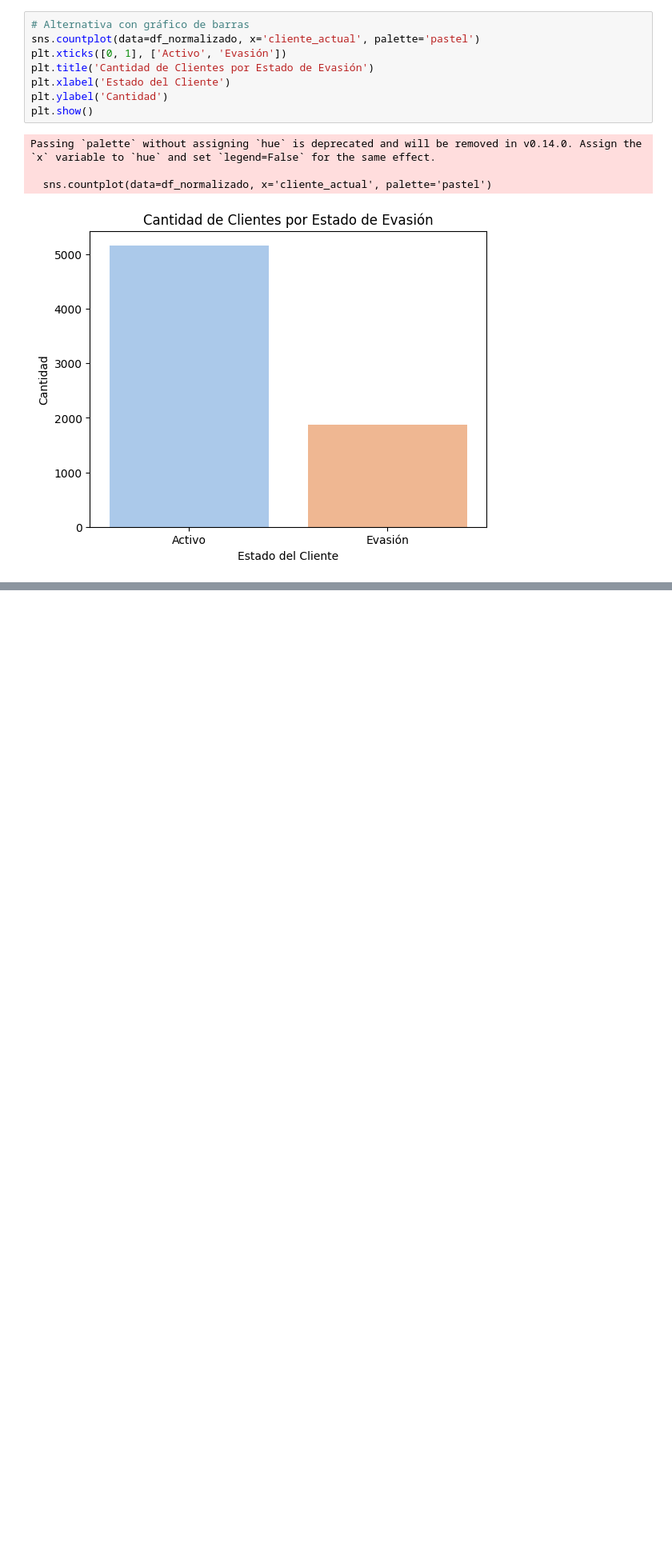
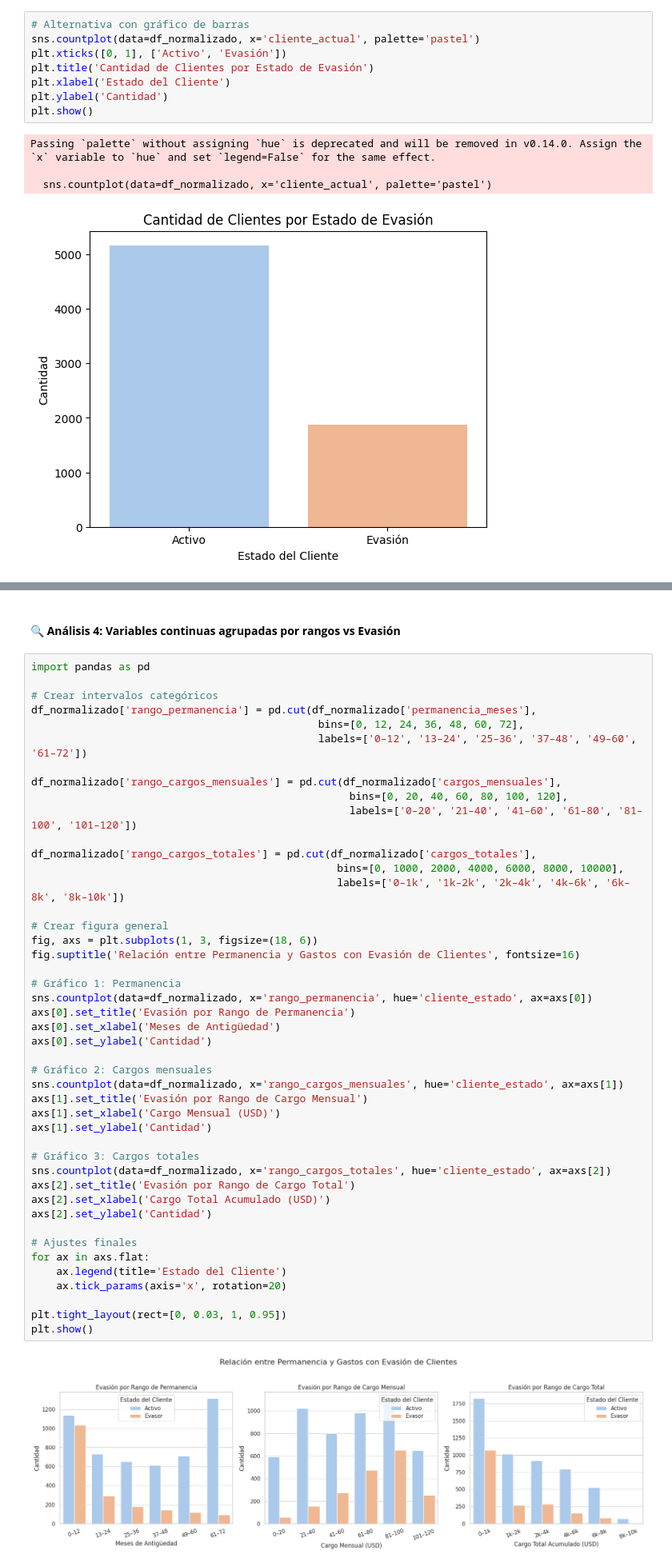
Before and after one commit to byfurkation/TelecomX_datos, a Jupyter notebook: TelecomX_LATAM.ipynb, the cells around one changed output, grey strips where cells are left out. Shown at 80% size. Cells and saved outputs as stored; diff of their text form; blank space fills up the shorter version.

```diff
--- a/TelecomX_LATAM.ipynb
+++ b/TelecomX_LATAM.ipynb
@@ -805 +1015,50 @@ Este análisis ayuda a entender si ciertos valores numéricos están más asocia
+# %% [markdown]
+#### 🔍 **Análisis 4: Variables continuas agrupadas por rangos vs Evasión**
+# %%
+import pandas as pd
+
+# Crear intervalos categóricos
+df_normalizado['rango_permanencia'] = pd.cut(df_normalizado['permanencia_meses'],
+                                              bins=[0, 12, 24, 36, 48, 60, 72],
+                                              labels=['0–12', '13–24', '25–36', '37–48', '49–60', '61–72'])
+
+df_normalizado['rango_cargos_mensuales'] = pd.cut(df_normalizado['cargos_mensuales'],
+                                                   bins=[0, 20, 40, 60, 80, 100, 120],
+                                                   labels=['0–20', '21–40', '41–60', '61–80', '81–100', '101–120'])
+
+df_normalizado['rango_cargos_totales'] = pd.cut(df_normalizado['cargos_totales'],
+                                                 bins=[0, 1000, 2000, 4000, 6000, 8000, 10000],
+                                                 labels=['0–1k', '1k–2k', '2k–4k', '4k–6k', '6k–8k', '8k–10k'])
+
+# Crear figura general
+fig, axs = plt.subplots(1, 3, figsize=(18, 6))
+fig.suptitle('Relación entre Permanencia y Gastos con Evasión de Clientes', fontsize=16)
+
+# Gráfico 1: Permanencia
+sns.countplot(data=df_normalizado, x='rango_permanencia', hue='cliente_estado', ax=axs[0])
+axs[0].set_title('Evasión por Rango de Permanencia')
+axs[0].set_xlabel('Meses de Antigüedad')
+axs[0].set_ylabel('Cantidad')
+
+# Gráfico 2: Cargos mensuales
+sns.countplot(data=df_normalizado, x='rango_cargos_mensuales', hue='cliente_estado', ax=axs[1])
+axs[1].set_title('Evasión por Rango de Cargo Mensual')
+axs[1].set_xlabel('Cargo Mensual (USD)')
+axs[1].set_ylabel('Cantidad')
+
+# Gráfico 3: Cargos totales
+sns.countplot(data=df_normalizado, x='rango_cargos_totales', hue='cliente_estado', ax=axs[2])
+axs[2].set_title('Evasión por Rango de Cargo Total')
+axs[2].set_xlabel('Cargo Total Acumulado (USD)')
+axs[2].set_ylabel('Cantidad')
+
+# Ajustes finales
+for ax in axs.flat:
+    ax.legend(title='Estado del Cliente')
+    ax.tick_params(axis='x', rotation=20)
+
+plt.tight_layout(rect=[0, 0.03, 1, 0.95])
+plt.show()
+# %% [output]
+[figure, added]
 # %% [markdown]
```
Also changed, not shown: parts of 34 cells of this notebook.
